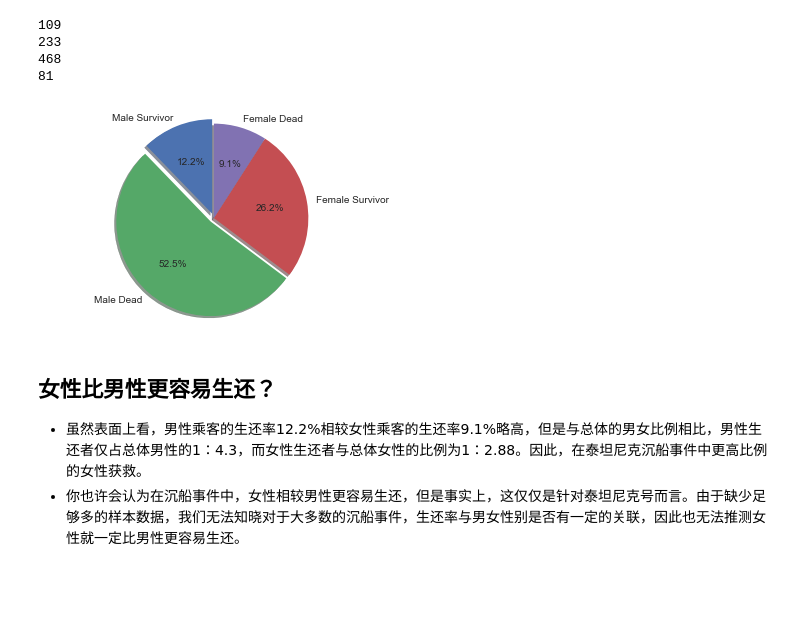
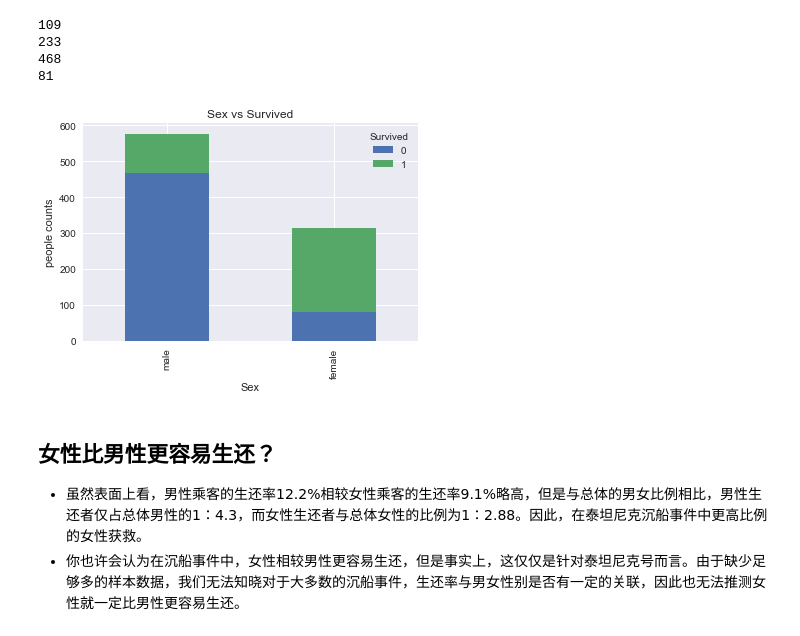
Before and after one commit to liucaizhong/Udacity, a Jupyter notebook: P4/project/titanic.ipynb, the cells around one changed output. Drawn from its saved outputs; the diff is of its cells as text; code cells hidden in the pictures; blank space fills up the shorter version.

```diff
--- a/P4/project/titanic.ipynb
+++ b/P4/project/titanic.ipynb
@@ -47,23 +47,46 @@ print(len(female_dead))
 468
 81
 # %%
-# 绘制直方图
+# 导入matplotlib&seaborn
 %matplotlib inline
 import matplotlib.pyplot as plt
 import seaborn as sns
 
-labels = 'Male Survivor', 'Male Dead', 'Female Survivor', 'Female Dead'
-sizes = [len(male_survivor), len(male_dead), len(female_survivor), len(female_dead)]
-explode = (0.05, 0.05, 0, 0)
+# labels = 'Male Survivor', 'Male Dead', 'Female Survivor', 'Female Dead'
+# sizes = [len(male_survivor), len(male_dead), len(female_survivor), len(female_dead)]
+# explode = (0.05, 0.05, 0, 0)
 
-fig1, ax1 = plt.subplots()
-ax1.pie(sizes, explode=explode, labels=labels, autopct='%1.1f%%',
-        shadow=True, startangle=90)
-ax1.axis('equal')
+# fig1, ax1 = plt.subplots()
+# ax1.pie(sizes, explode=explode, labels=labels, autopct='%1.1f%%',
+#         shadow=True, startangle=90)
+# ax1.axis('equal')
 
-plt.show()
+# plt.show()
+
+# 定义绘制柱状图的函数
+def plot_survived_stackbar(df, col):
+    # anas data
+    df2 = df[[col, 'Survived', 'PassengerId']].groupby([col,'Survived']).count()
+
+    # prepare plot table
+    df_view = pd.DataFrame()
+    iterobj = set(df[col])
+#     print(df2)
+#     print(df2['PassengerId'])
+    for i in iterobj:
+        df_view = df_view.append(df2.transpose()[i])
+    df_view.index=iterobj
+#     print(df_view)
+
+    # plot
+    df_view.plot.bar(stacked=True, title='{} vs Survived'.format(col))
+    plt.ylabel('people counts')
+    plt.xlabel(col)
-# %% [output]
-[figure, removed]
+# %%
+# 绘制性别与生还率的柱状图
+plot_survived_stackbar(titanic_df, 'Sex')
+# %% [output]
+[figure, added]
 # %% [markdown]
 ## 女性比男性更容易生还？
 * 虽然表面上看，男性乘客的生还率12.2%相较女性乘客的生还率9.1%略高，但是与总体的男女比例相比，男性生还者仅占总体男性的1：4.3，而女性生还者与总体女性的比例为1：2.88。因此，在泰坦尼克沉船事件中更高比例的女性获救。
```
Also changed, not shown: parts of 8 cells of this notebook, 2 other files.
